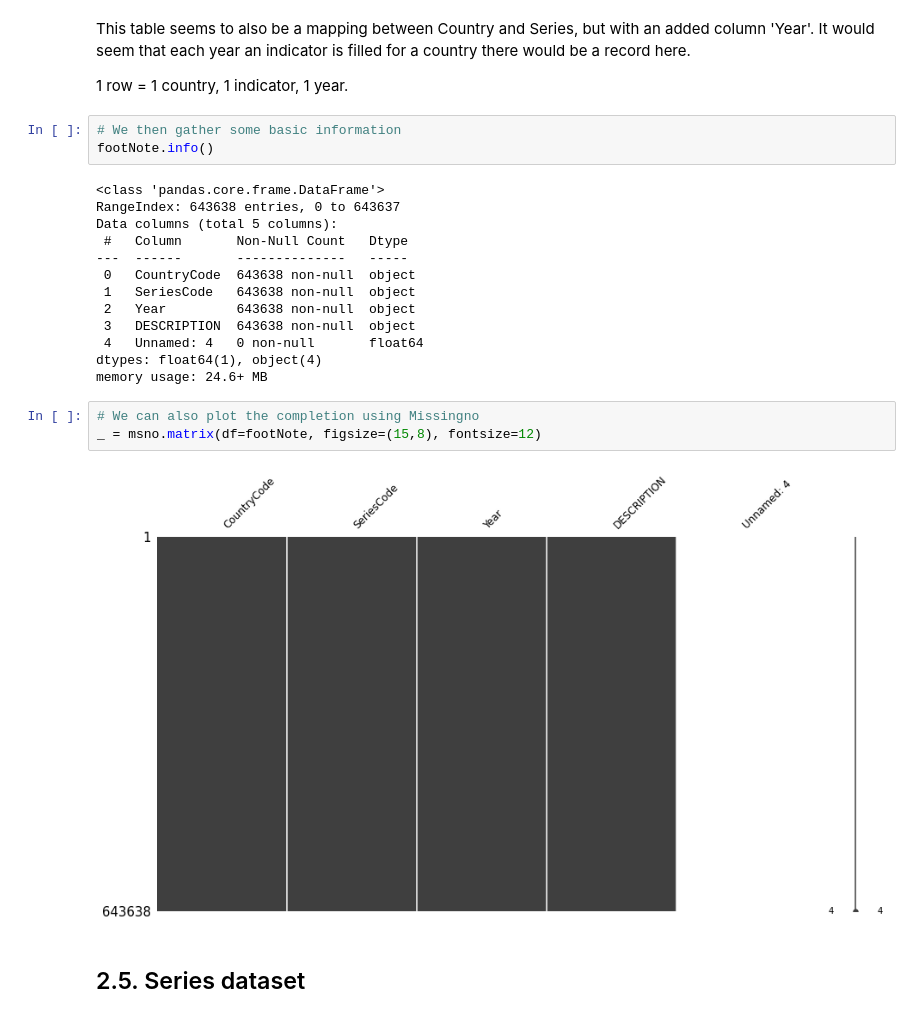
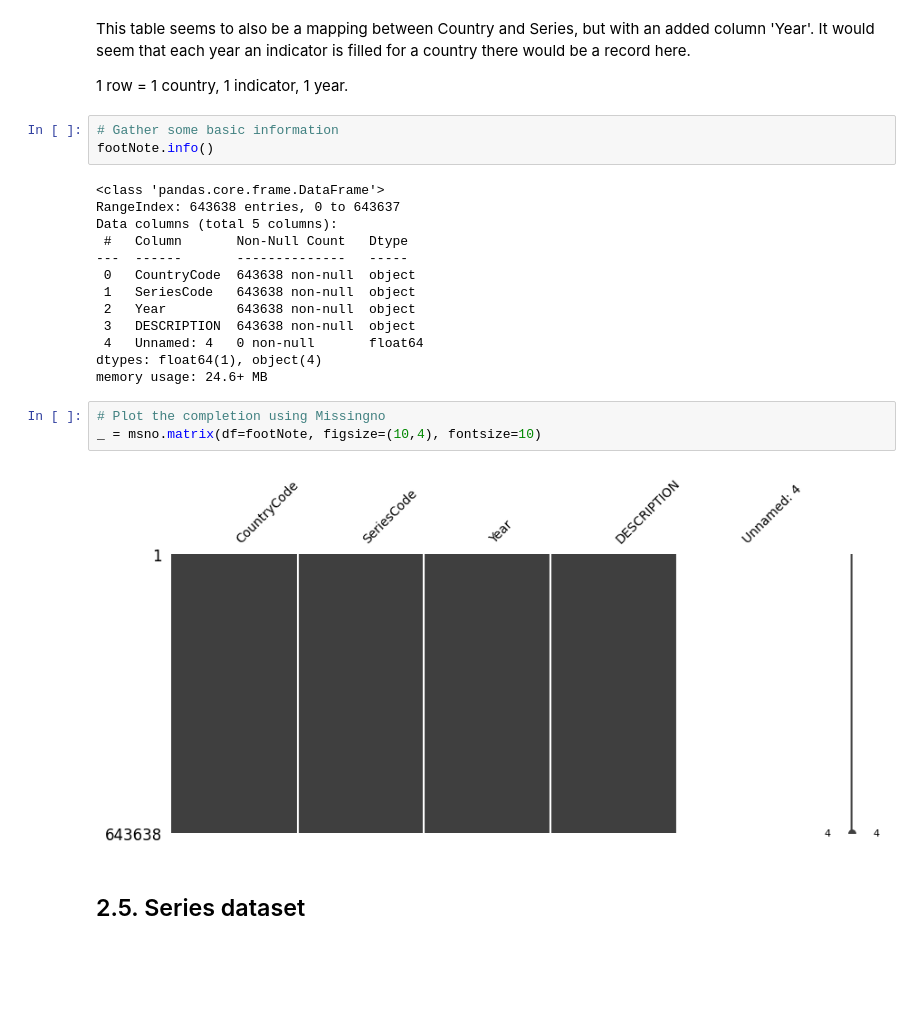
Before and after one commit to 64FC/Openclassrooms_DataScientist, a Jupyter notebook: Projet_1/WordBank_Education_Statistics.ipynb, the cells around one changed output. Drawn from its saved outputs; the diff is of its cells as text; blank space fills up the shorter version.

```diff
--- a/Projet_1/WordBank_Education_Statistics.ipynb
+++ b/Projet_1/WordBank_Education_Statistics.ipynb
@@ -284,7 +285,7 @@ This table seems to also be a mapping between Country and Series, but with an ad
 
 1 row = 1 country, 1 indicator, 1 year.
 # %%
-# We then gather some basic information
+# Gather some basic information
 footNote.info()
 # %% [output]
 <class 'pandas.core.frame.DataFrame'>
@@ -300,10 +301,10 @@ Data columns (total 5 columns):
 dtypes: float64(1), object(4)
 memory usage: 24.6+ MB
 # %%
-# We can also plot the completion using Missingno
-_ = msno.matrix(df=footNote, figsize=(15,8), fontsize=12)
+# Plot the completion using Missingno
+_ = msno.matrix(df=footNote, figsize=(10,4), fontsize=10)
 # %% [output]
-[figure, old version]
+[figure, new version]
 # %% [markdown]
 ## 2.5. Series dataset
 # %%
```
Also changed, not shown: parts of 137 cells of this notebook.
